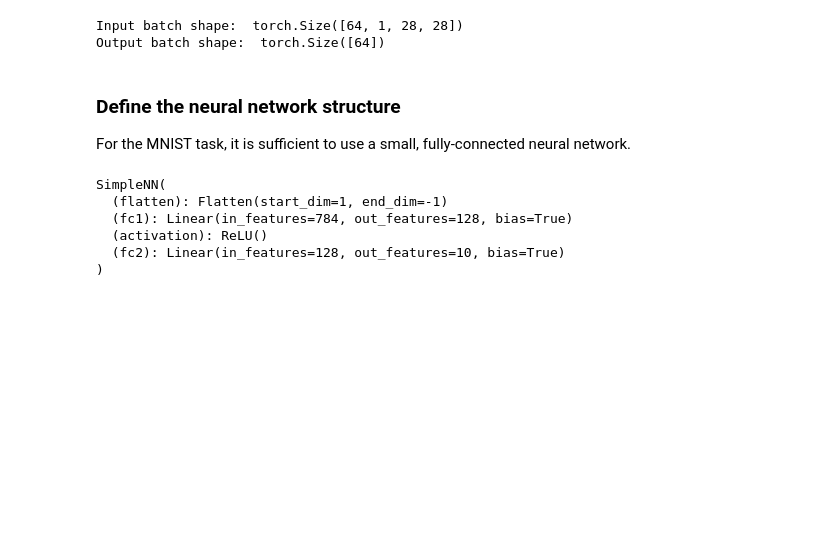
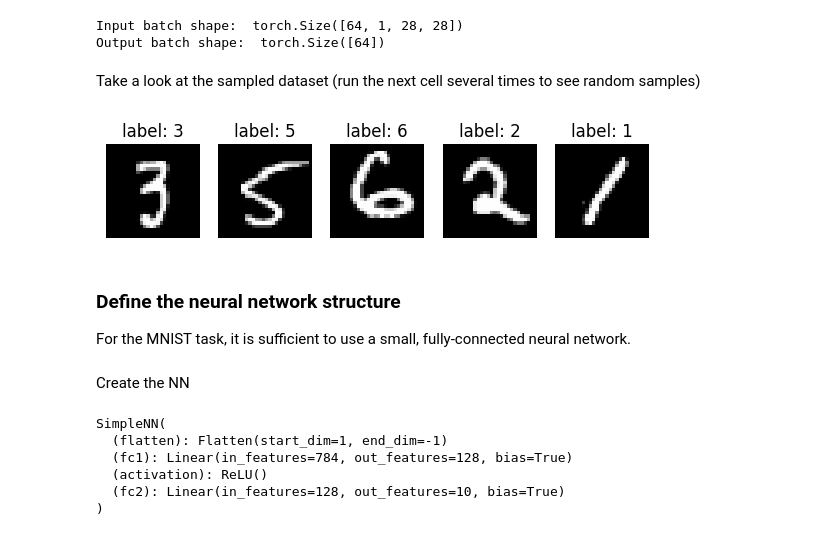
Before and after one commit to machine-learning-tutorial/neural-networks, a Jupyter notebook: 2-mnist_training.ipynb, the cells around one changed output. Drawn from its saved outputs; the diff is of its cells as text; code cells hidden in the pictures; blank space fills up the shorter version.

```diff
--- a/2-mnist_training.ipynb
+++ b/2-mnist_training.ipynb
@@ -72,7 +76,7 @@ Multiple transformations can be chained by using `transforms.Compose`
 # %%
 mnist_transform = transforms.Compose([
     transforms.ToTensor(),  # Convert image to tensor
-    # transforms.Normalize((0.5,), (0.5,))  # Normalize image to mean 0.5 and std 0.5
+    transforms.Normalize((0.5,), (0.5,))  # Normalize image to mean 0.5 and std 0.5
 ])
 # %% [markdown]
 Let's define the train and test dataset again, with the proper transformations
@@ -100,6 +104,20 @@ print("Output batch shape: ", labels.shape)
 # %% [output]
 Input batch shape:  torch.Size([64, 1, 28, 28])
 Output batch shape:  torch.Size([64])
+# %% [markdown]
+Take a look at the sampled dataset (run the next cell several times to see random samples)
+# %%
+images, labels = next(iter(train_loader))
+idx = 0  # Change the index to see different images
+
+# Show some images
+fig, axes = plt.subplots(1, 5, figsize=(7, 2.5))
+for i in range(5):
+    axes[i].imshow(images[i+idx][0], cmap='gray')
+    axes[i].set_title(f"label: {labels[i+idx]}")
+    axes[i].axis('off')
+# %% [output]
+[figure, added]
 # %% [markdown]
 ### Define the neural network structure
 
@@ -119,6 +137,8 @@ class SimpleNN(nn.Module):
         x = self.activation(x)
         x = self.fc2(x)
         return x
+# %% [markdown]
+Create the NN
 # %%
 model = SimpleNN().to(device)
 print(model) # Look at the model architecture
```
Also changed, not shown: parts of 14 cells of this notebook.
